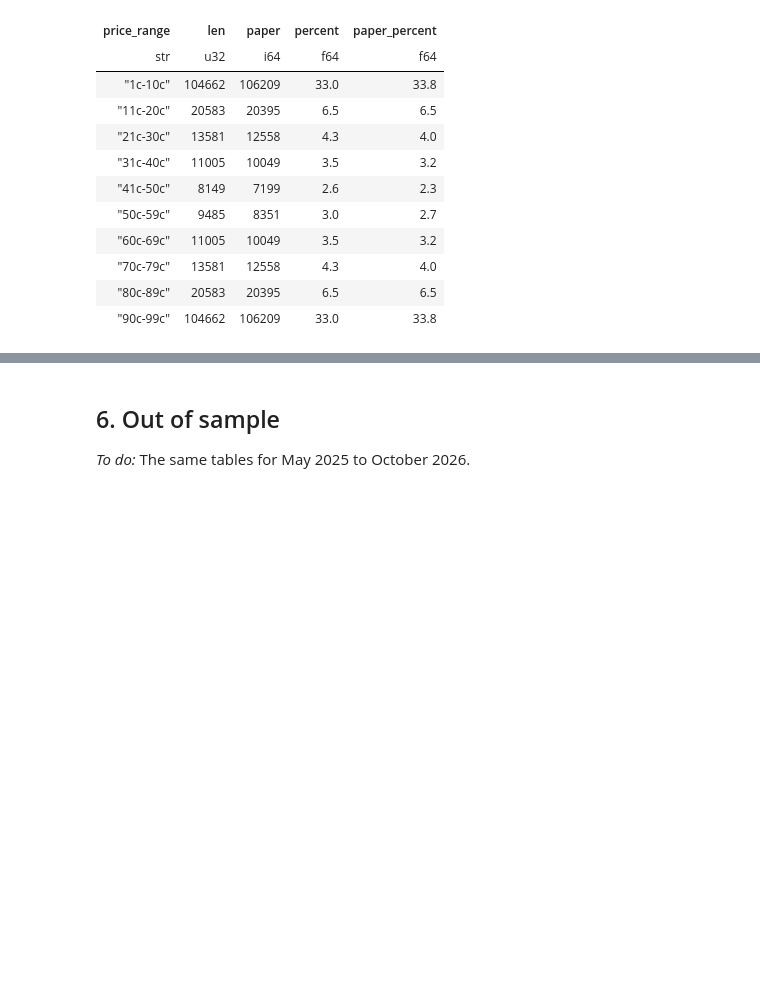
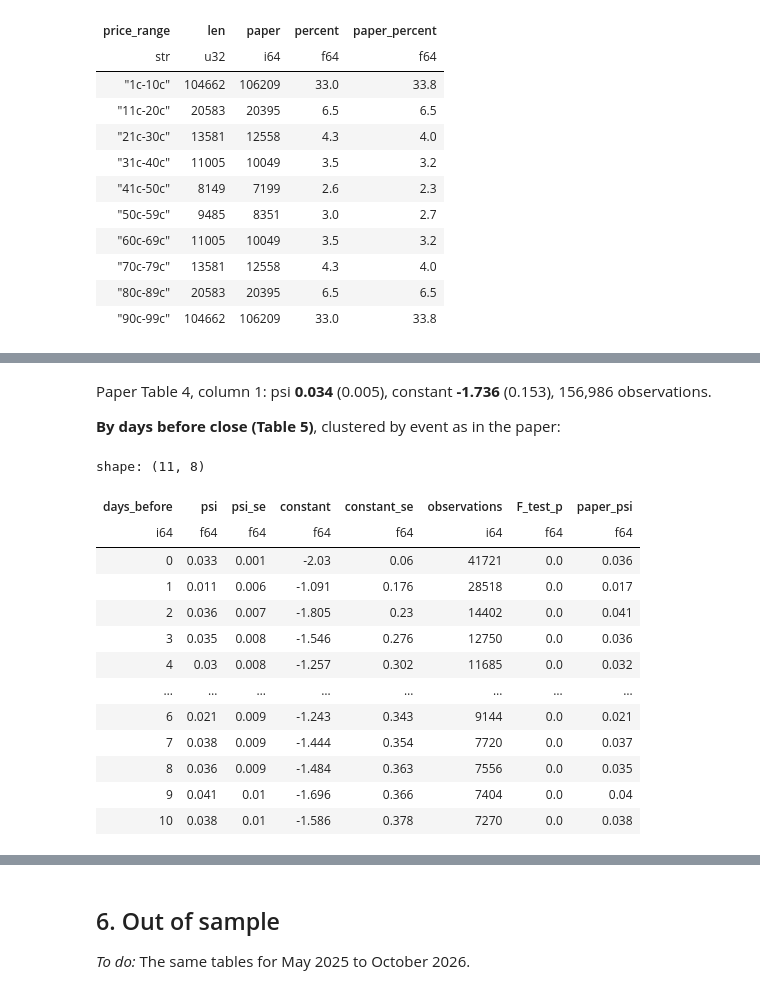
Before and after one commit to Shuhandler/kalshi-longshot-bias, a Jupyter notebook: kalshi_longshot.ipynb, the cells around one changed output, grey strips where cells are left out. Saved outputs shown, nothing was run; the diff lists cells and outputs as text; code cells hidden in the pictures; blank space fills up the shorter version.

```diff
--- a/kalshi_longshot.ipynb
+++ b/kalshi_longshot.ipynb
@@ -379,0 +410,17 @@ shape: (10, 5)
+# %%
+paper_obs = (
+    observations
+    .filter(pl.col("close") < PAPER_END)
+    .with_columns(
+        (pl.col("side") == pl.col("taker_side")).alias("taker"),
+        taker_fee_per_contract(pl.col("price")).alias("fee"),
+    )
+    .with_columns(
+        ((pl.col("won").cast(pl.Float64) - pl.col("price")) / pl.col("price")).alias("return_pre_fee"),
+        pl.when(pl.col("taker"))
+          .then((pl.col("won").cast(pl.Float64) - pl.col("price") - pl.col("fee")) / (pl.col("price") + pl.col("fee")))
+          .otherwise((pl.col("won").cast(pl.Float64) - pl.col("price")) / pl.col("price"))
+          .alias("return_post_fee"),
+    )
+)
+print(f"{len(paper_obs):,} Yes and No observations, {paper_obs['taker'].mean():.1%} bought by Takers")
@@ -379,0 +535,3 @@ shape: (10, 5)
+# %%
+yes_obs = paper_obs.filter(pl.col("side") == "yes")
+pl.DataFrame([{"sample": "all (Table 4, col 1)", **mincer_zarnowitz(yes_obs)}]).with_columns(pl.selectors.float().round(3))
@@ -379,0 +543,23 @@ shape: (10, 5)
+# %% [markdown]
+Paper Table 4, column 1: psi **0.034** (0.005), constant **-1.736** (0.153), 156,986 observations.
+
+**By days before close (Table 5)**, clustered by event as in the paper:
+# %%
+paper_table_5_psi = [0.036, 0.017, 0.041, 0.036, 0.032, 0.029, 0.021, 0.037, 0.035, 0.040, 0.038]
+pl.DataFrame([{"days_before": k, **mincer_zarnowitz(yes_obs.filter(pl.col("days_before") == k), cluster_by=("event_ticker",))}
+              for k in range(11)]).with_columns(pl.Series("paper_psi", paper_table_5_psi), pl.selectors.float().round(3))
+# %% [output]
+shape: (11, 8)
+| days_before | psi | psi_se | constant | constant_se | observations | F_test_p | paper_psi |
+| i64 | f64 | f64 | f64 | f64 | i64 | f64 | f64 |
+| 0 | 0.033 | 0.001 | -2.03 | 0.06 | 41721 | 0.0 | 0.036 |
+| 1 | 0.011 | 0.006 | -1.091 | 0.176 | 28518 | 0.0 | 0.017 |
+| 2 | 0.036 | 0.007 | -1.805 | 0.23 | 14402 | 0.0 | 0.041 |
+| 3 | 0.035 | 0.008 | -1.546 | 0.276 | 12750 | 0.0 | 0.036 |
+| 4 | 0.03 | 0.008 | -1.257 | 0.302 | 11685 | 0.0 | 0.032 |
+| … | … | … | … | … | … | … | … |
+| 6 | 0.021 | 0.009 | -1.243 | 0.343 | 9144 | 0.0 | 0.021 |
+| 7 | 0.038 | 0.009 | -1.444 | 0.354 | 7720 | 0.0 | 0.037 |
+| 8 | 0.036 | 0.009 | -1.484 | 0.363 | 7556 | 0.0 | 0.035 |
+| 9 | 0.041 | 0.01 | -1.696 | 0.366 | 7404 | 0.0 | 0.04 |
+| 10 | 0.038 | 0.01 | -1.586 | 0.378 | 7270 | 0.0 | 0.038 |
```
Also changed, not shown: parts of 23 cells of this notebook.
